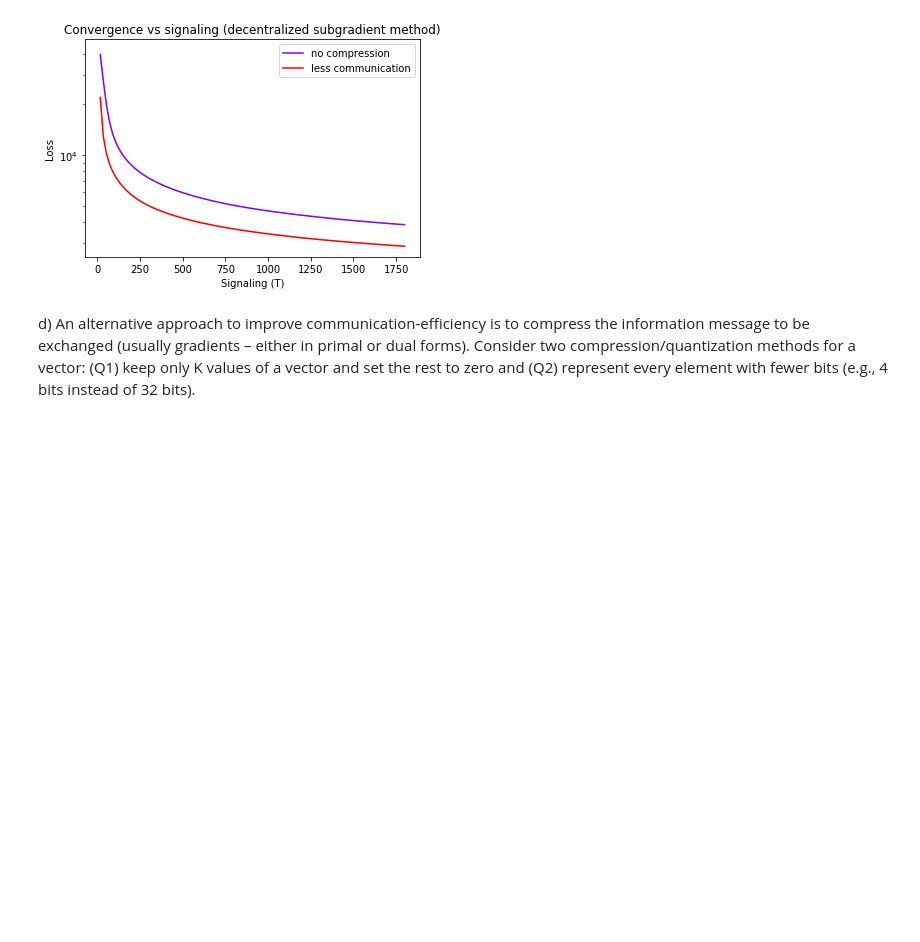
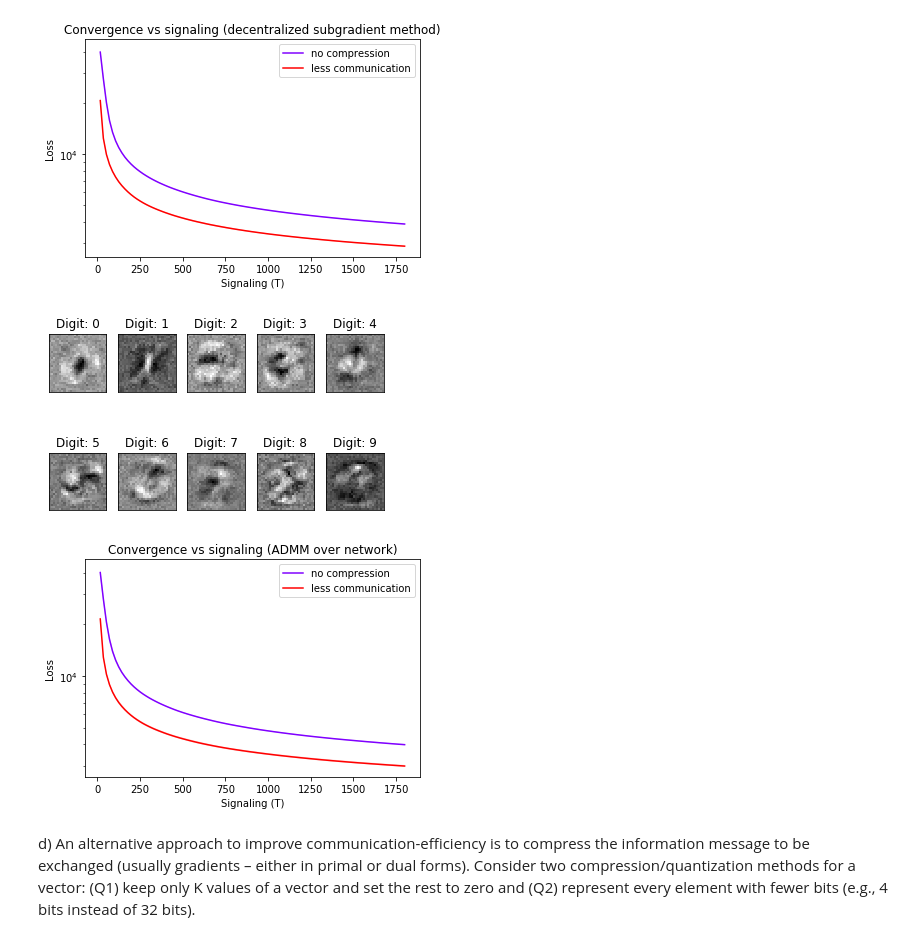
Before and after one commit to kuonanhong/EP3260-MLoNs-2019, a Jupyter notebook: CA_G2_N5.ipynb, the cells around one changed output. Saved outputs shown, nothing was run; the diff lists cells and outputs as text; code cells hidden in the pictures; blank space fills up the shorter version.

```diff
--- a/CA_G2_N5.ipynb
+++ b/CA_G2_N5.ipynb
@@ -555,9 +590,12 @@ plot_agents_loss('decentralized subgradient method')
 [figure]
 # %%
 #plot greyscale models and average agent loss for ADMM with less communication
-#plot_w_ks(curves['ADMM over network']['less communication'][0])
+plot_w_ks(curves['ADMM over network']['less communication'][0])
 
-#plot_agents_loss('ADMM over network')
+plot_agents_loss('ADMM over network')
+# %% [output]
+[figure, added]
+[figure, added]
 # %% [markdown]
 d) An alternative approach to improve communication-efficiency is to compress the information message to be exchanged (usually gradients – either in primal or dual forms). Consider two compression/quantization methods for a vector: (Q1) keep only K values of a vector and set the rest to zero and (Q2) represent every element with fewer bits (e.g., 4 bits instead of 32 bits).
 # %%
```
Also changed, not shown: parts of 17 cells of this notebook.
